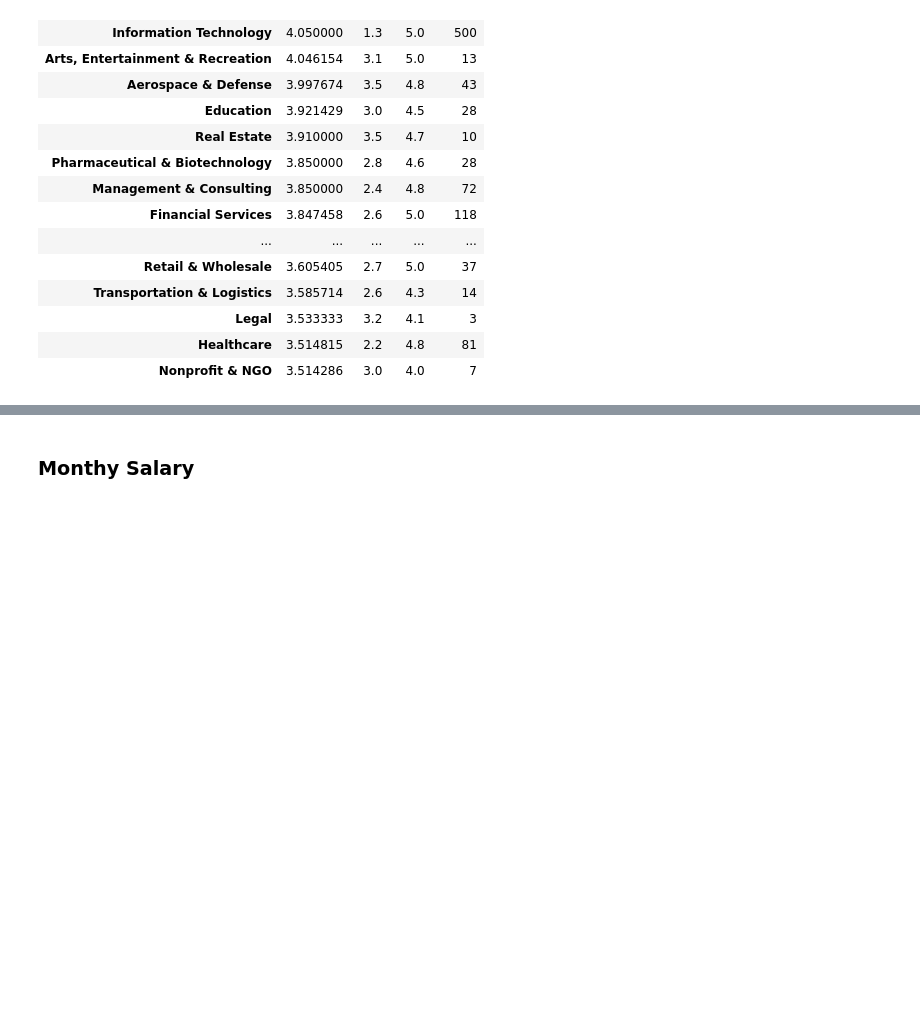
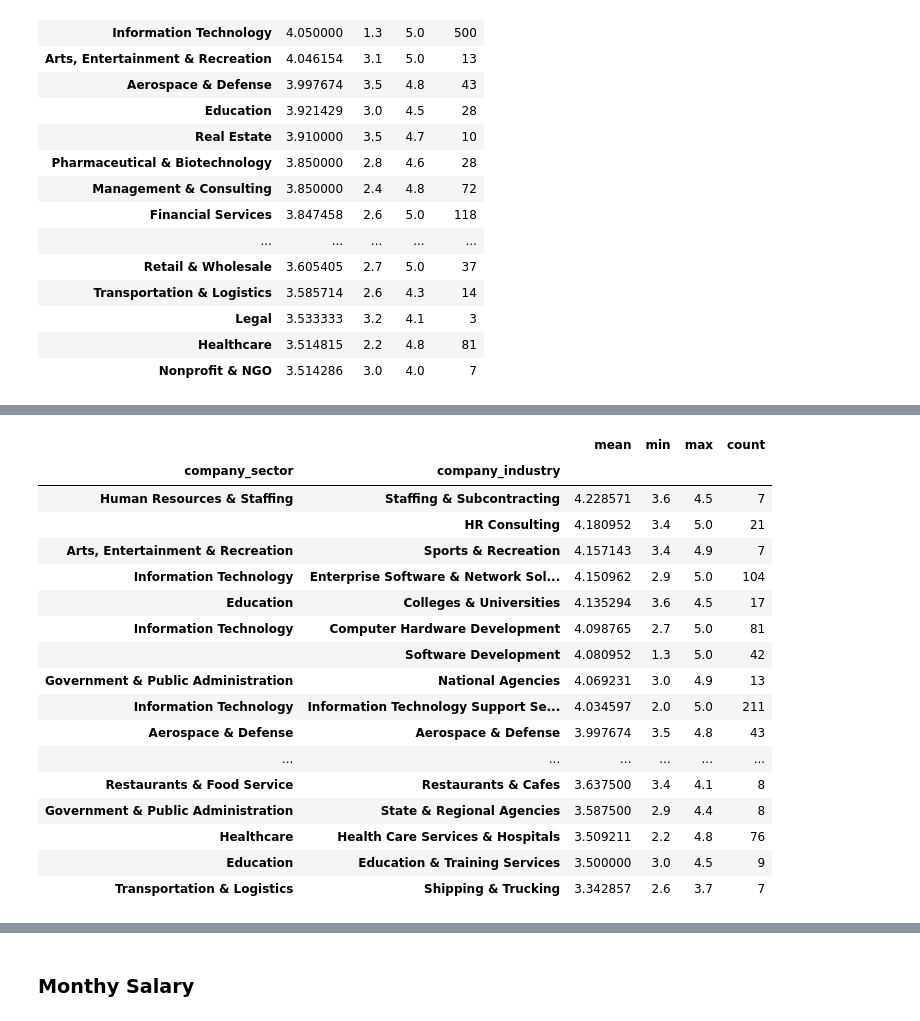
Before and after one commit to icanooooo/capstone_project_1, a Jupyter notebook: capstone.ipynb, the cells around one changed output, grey strips where cells are left out. Cells and saved outputs as stored; diff of their text form; code cells hidden in the pictures; blank space fills up the shorter version.

```diff
--- a/capstone.ipynb
+++ b/capstone.ipynb
@@ -295 +295,24 @@ df_recruitments.groupby('company_industry')['company_rating'].agg(['mean', 'min'
 83 rows × 4 columns
+# %%
+rec_industry = df_recruitments.groupby(['company_sector','company_industry'])['company_rating'].agg(['mean', 'min', 'max', 'count']).sort_values(by='mean', ascending=False)
+
+rec_industry[rec_industry['count'] > 5]
+# %% [output]
+|  |  | mean | min | max | count |
+| company_sector | company_industry |  |  |  |  |
+| Human Resources & Staffing | Staffing & Subcontracting | 4.228571 | 3.6 | 4.5 | 7 |
+|  | HR Consulting | 4.180952 | 3.4 | 5.0 | 21 |
+| Arts, Entertainment & Recreation | Sports & Recreation | 4.157143 | 3.4 | 4.9 | 7 |
+| Information Technology | Enterprise Software & Network Sol... | 4.150962 | 2.9 | 5.0 | 104 |
+| Education | Colleges & Universities | 4.135294 | 3.6 | 4.5 | 17 |
+| Information Technology | Computer Hardware Development | 4.098765 | 2.7 | 5.0 | 81 |
+|  | Software Development | 4.080952 | 1.3 | 5.0 | 42 |
+| Government & Public Administration | National Agencies | 4.069231 | 3.0 | 4.9 | 13 |
+| Information Technology | Information Technology Support Se... | 4.034597 | 2.0 | 5.0 | 211 |
+| Aerospace & Defense | Aerospace & Defense | 3.997674 | 3.5 | 4.8 | 43 |
+| ... | ... | ... | ... | ... | ... |
+| Restaurants & Food Service | Restaurants & Cafes | 3.637500 | 3.4 | 4.1 | 8 |
+| Government & Public Administration | State & Regional Agencies | 3.587500 | 2.9 | 4.4 | 8 |
+| Healthcare | Health Care Services & Hospitals | 3.509211 | 2.2 | 4.8 | 76 |
+| Education | Education & Training Services | 3.500000 | 3.0 | 4.5 | 9 |
+| Transportation & Logistics | Shipping & Trucking | 3.342857 | 2.6 | 3.7 | 7 |
```
Also changed, not shown: parts of 4 cells of this notebook.
